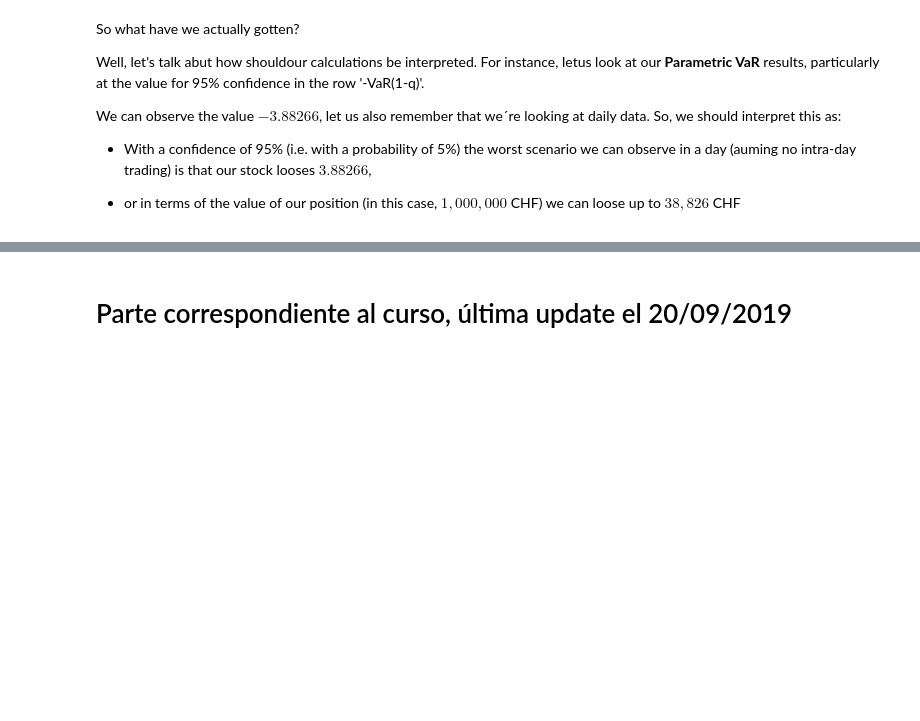
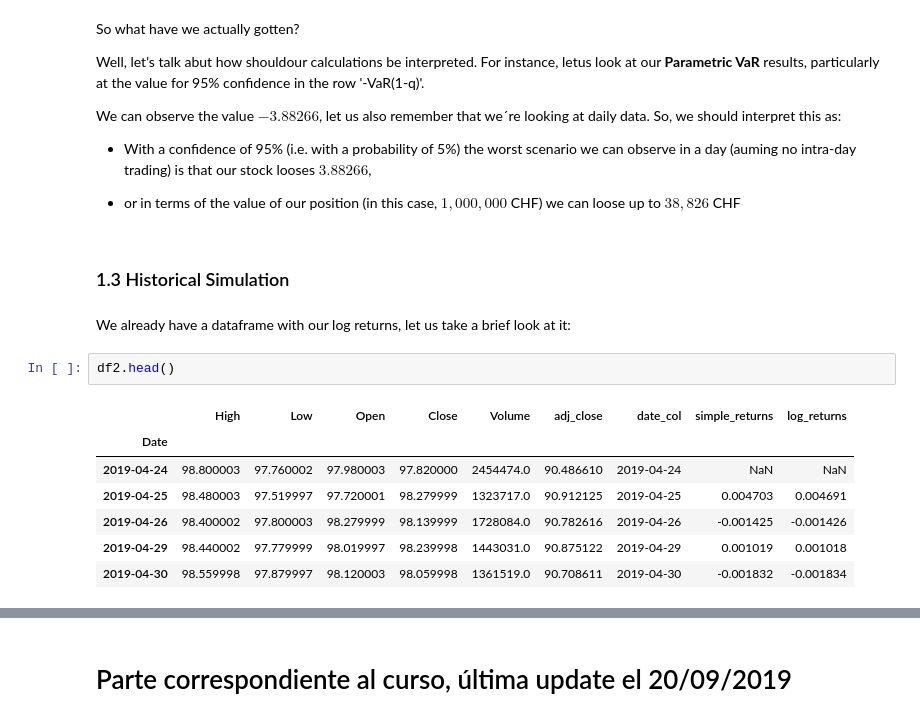
Before and after one commit to CarlosIST/Quant-Finance, a Jupyter notebook: Financial Risk Management/ARF-1.ipynb, the cells around one changed output, grey strips where cells are left out. Saved outputs shown, nothing was run; the diff lists cells and outputs as text; blank space fills up the shorter version.

```diff
--- a/Financial Risk Management/ARF-1.ipynb
+++ b/Financial Risk Management/ARF-1.ipynb
@@ -425,3 +438,17 @@ We can observe the value $-3.88266$, let us also remember that we´re looking at
 - With a confidence of 95% (i.e. with a probability of 5%) the worst scenario we can observe in a day (auming no intra-day trading) is that our stock looses $3.88266%$,
 
 - or in terms of the value of our position (in this case, $1,000,000$ CHF) we can loose up to $38,826$ CHF
+# %% [markdown]
+### 1.3 Historical Simulation
+# %% [markdown]
+We already have a dataframe with our log returns, let us take a brief look at it:
+# %%
+df2.head()
+# %% [output]
+|  | High | Low | Open | Close | Volume | adj_close | date_col | simple_returns | log_returns |
+| Date |  |  |  |  |  |  |  |  |  |
+| 2019-04-24 | 98.800003 | 97.760002 | 97.980003 | 97.820000 | 2454474.0 | 90.486610 | 2019-04-24 | NaN | NaN |
+| 2019-04-25 | 98.480003 | 97.519997 | 97.720001 | 98.279999 | 1323717.0 | 90.912125 | 2019-04-25 | 0.004703 | 0.004691 |
+| 2019-04-26 | 98.400002 | 97.800003 | 98.279999 | 98.139999 | 1728084.0 | 90.782616 | 2019-04-26 | -0.001425 | -0.001426 |
+| 2019-04-29 | 98.440002 | 97.779999 | 98.019997 | 98.239998 | 1443031.0 | 90.875122 | 2019-04-29 | 0.001019 | 0.001018 |
+| 2019-04-30 | 98.559998 | 97.879997 | 98.120003 | 98.059998 | 1361519.0 | 90.708611 | 2019-04-30 | -0.001832 | -0.001834 |
```
Also changed, not shown: parts of 39 cells of this notebook.
